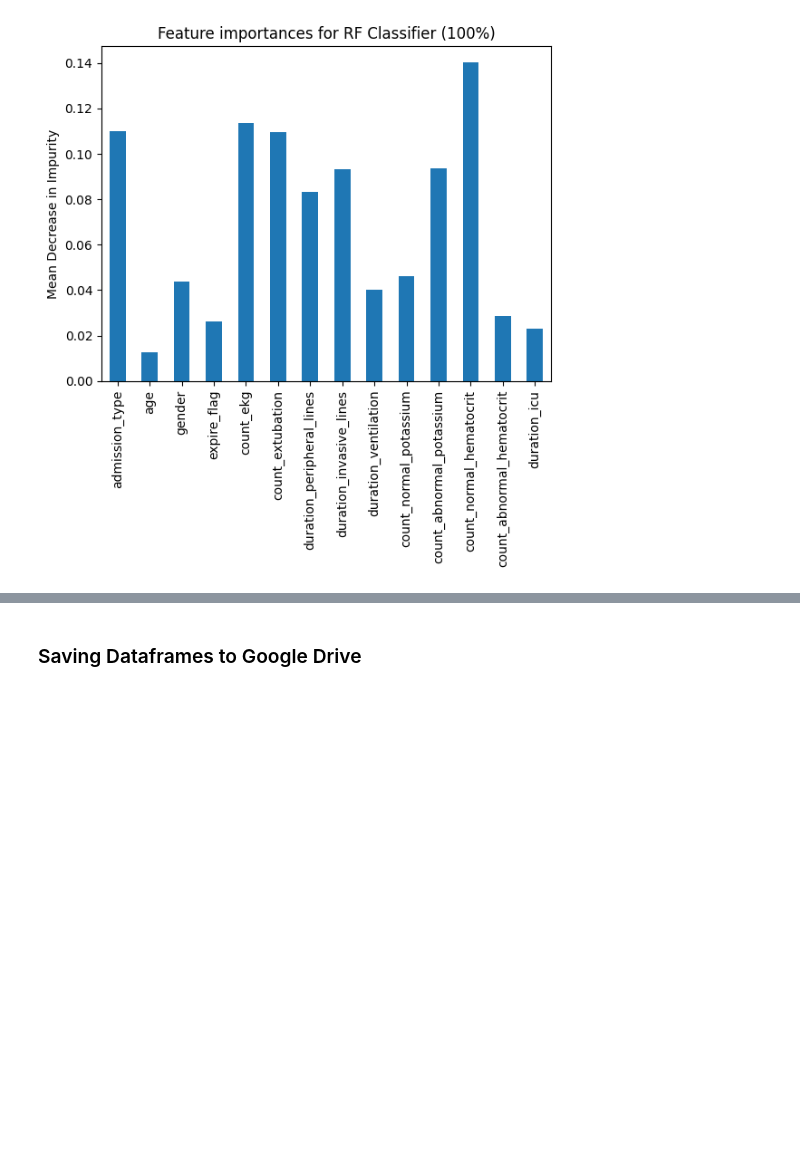
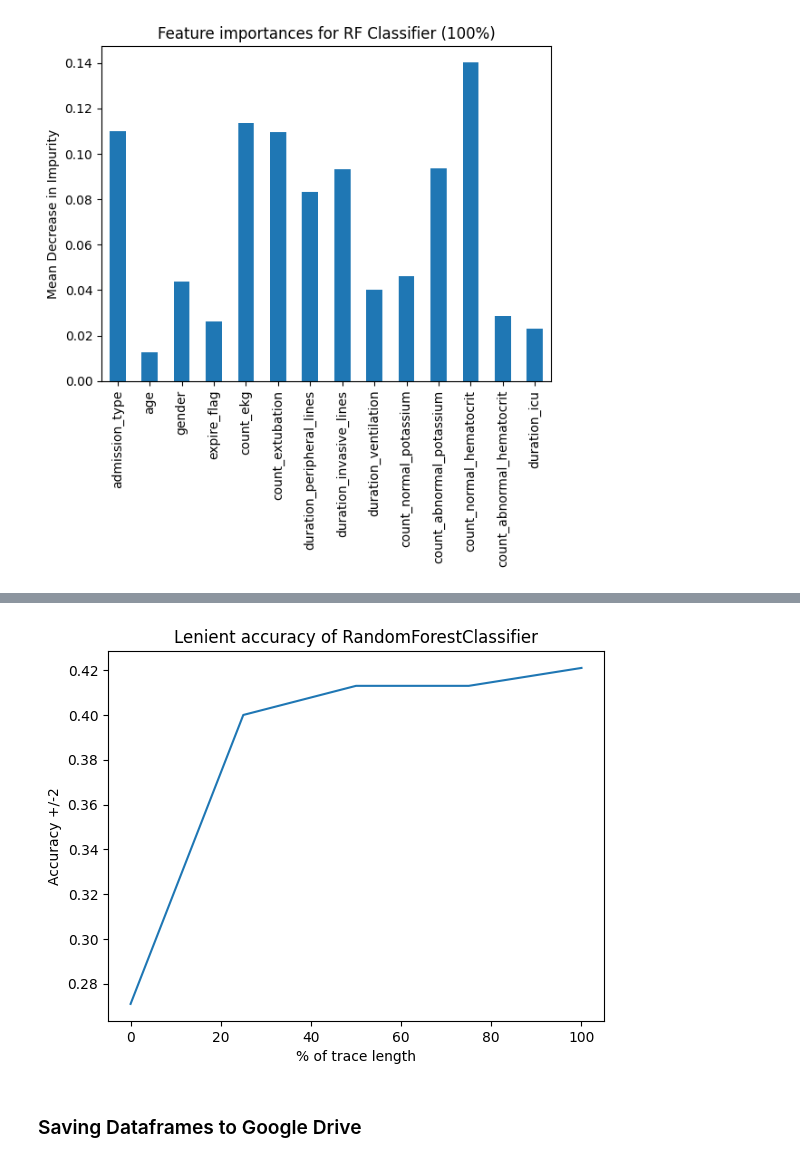
Before and after one commit to deepw02/comp3931-sc20dpw, a Jupyter notebook: pm_ml.ipynb, the cells around one changed output, grey strips where cells are left out. Saved outputs shown, nothing was run; the diff lists cells and outputs as text; code cells hidden in the pictures; blank space fills up the shorter version.

```diff
--- a/pm_ml.ipynb
+++ b/pm_ml.ipynb
@@ -1051,3 +1067,17 @@ Text(0, 0.5, 'Mean Decrease in Impurity')
+# %%
+# Plot (lenient) accuracy of RF classifier vs. trace duration
+# VALUES ARE HARDCODED AND WILL NOT REFLECT ANY CHANGES ARE MADE PREVIOUSLY
+
+percentages = np.array([0, 25, 50, 75, 100])
+rfc_len_accuracies = np.array([0.271, 0.4, 0.413, 0.413, 0.421])
+
+plt.plot(percentages, rfc_len_accuracies)
+plt.title('Lenient accuracy of RandomForestClassifier')
+plt.xlabel('% of trace length')
+plt.ylabel('Accuracy +/-2')
+plt.show()
+# %% [output]
+[figure, added]
 # %% [markdown]
 ### Saving Dataframes to Google Drive
 # %%
```
Also changed, not shown: parts of 2 cells of this notebook.
